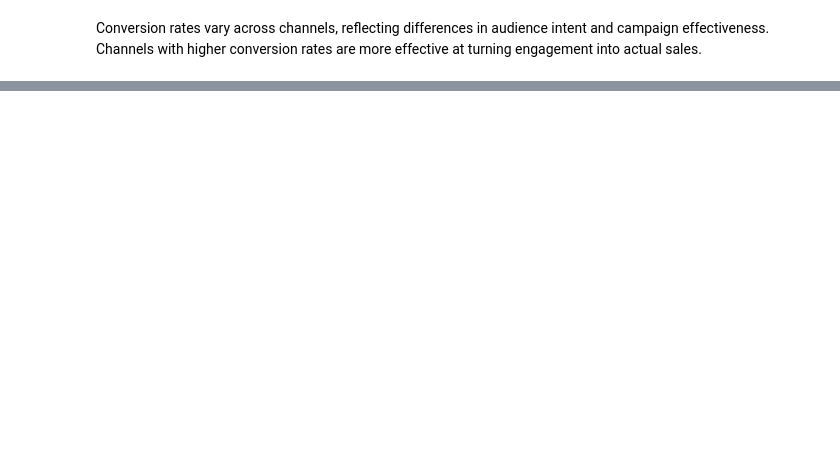
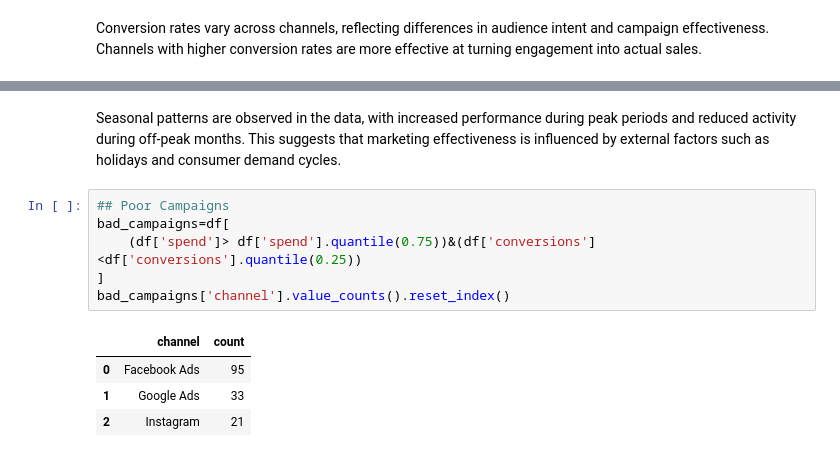
Before and after one commit to Emmanuelkiptim/Digital-Marketing-Performance-Analysis, a Jupyter notebook: Digital_Marketing_Performance_Analysis_Identifying_Profitable_Channels.ipynb, the cells around one changed output, grey strips where cells are left out. Drawn from its saved outputs; the diff is of its cells as text; blank space fills up the shorter version.

```diff
--- a/Digital_Marketing_Performance_Analysis_Identifying_Profitable_Channels.ipynb
+++ b/Digital_Marketing_Performance_Analysis_Identifying_Profitable_Channels.ipynb
@@ -296,0 +337,13 @@ Conversion rates vary across channels, reflecting differences in audience intent
+# %% [markdown]
+Seasonal patterns are observed in the data, with increased performance during peak periods and reduced activity during off-peak months. This suggests that marketing effectiveness is influenced by external factors such as holidays and consumer demand cycles.
+# %%
+## Poor Campaigns
+bad_campaigns=df[
+    (df['spend']> df['spend'].quantile(0.75))&(df['conversions']<df['conversions'].quantile(0.25))
+]
+bad_campaigns['channel'].value_counts().reset_index()
+# %% [output]
+|  | channel | count |
+| 0 | Facebook Ads | 95 |
+| 1 | Google Ads | 33 |
+| 2 | Instagram | 21 |
```
Also changed, not shown: parts of 12 cells of this notebook.
